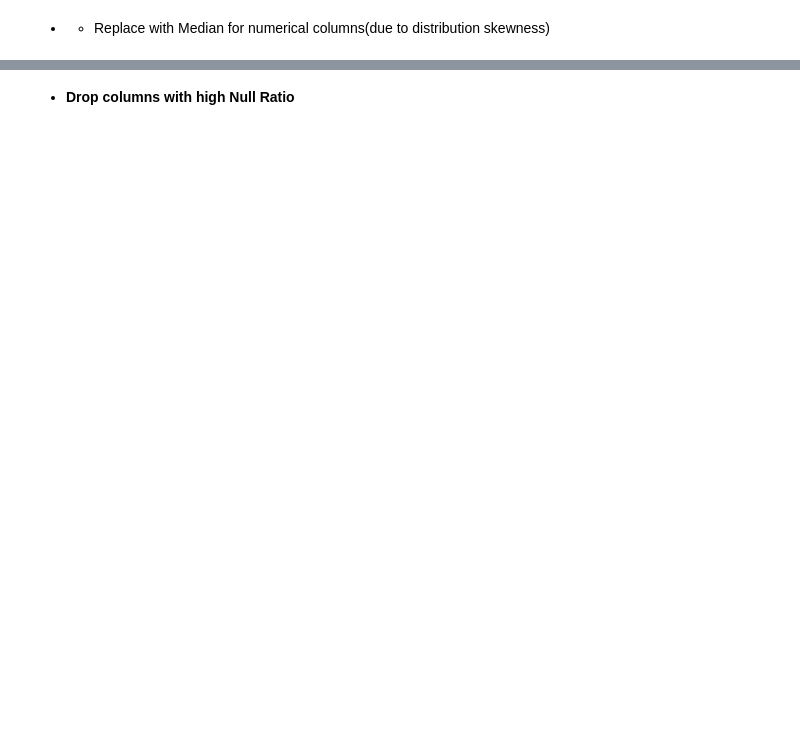
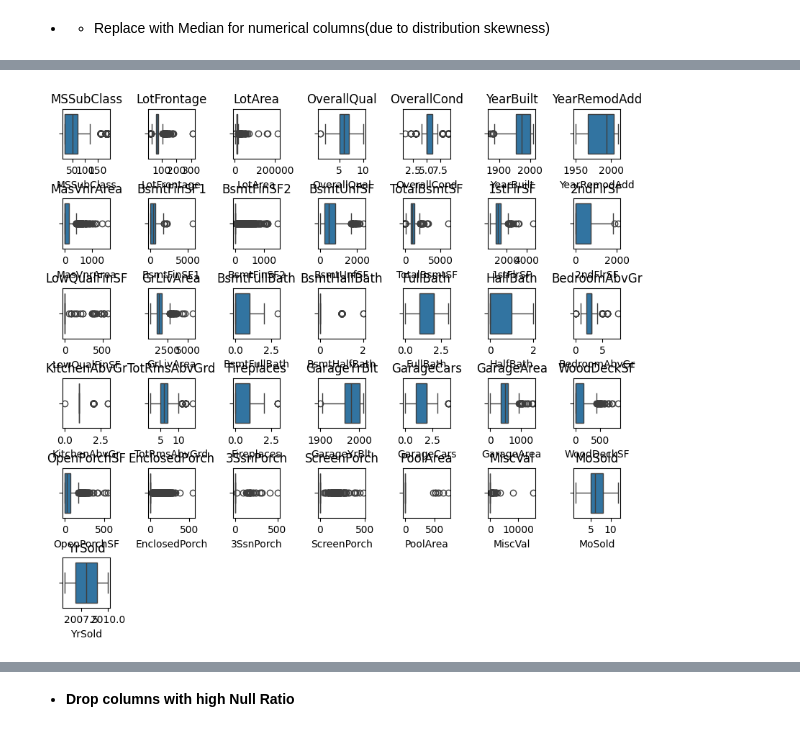
Before and after one commit to MohamadElnomrossie/Alex8, a Jupyter notebook: Data Science/Houses-Pricing/Code.ipynb, the cells around one changed output, grey strips where cells are left out. Drawn from its saved outputs; the diff is of its cells as text; code cells hidden in the pictures; blank space fills up the shorter version.

```diff
--- a/Data Science/Houses-Pricing/Code.ipynb
+++ b/Data Science/Houses-Pricing/Code.ipynb
@@ -122,0 +153,11 @@ Categories (6, object): ['ALQ', 'BLQ', 'GLQ', 'LwQ', 'Rec', 'Unf']
+# %%
+num_cols = df.select_dtypes("number").columns.tolist()
+plt.figure(figsize=(10, 9))
+for i, col in enumerate(num_cols[:-1]):
+    plt.subplot(6, 7, i+1)
+    plt.title(col)
+    sns.boxplot(df[col], orient="h")
+plt.subplots_adjust(wspace=.8, hspace=.8)
+plt.show()
+# %% [output]
+[figure, added]
```
Also changed, not shown: parts of 5 cells of this notebook.
